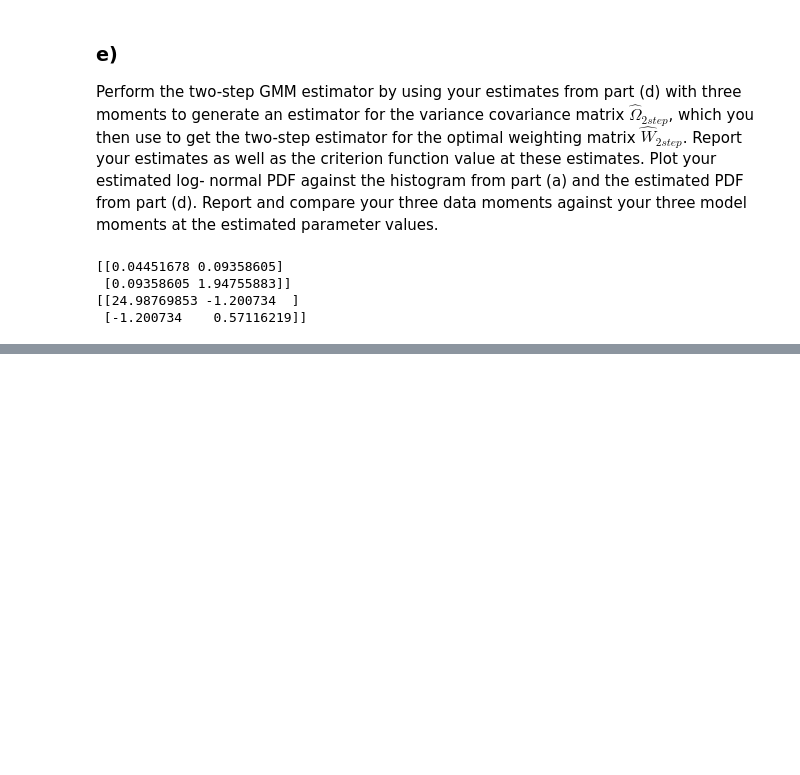
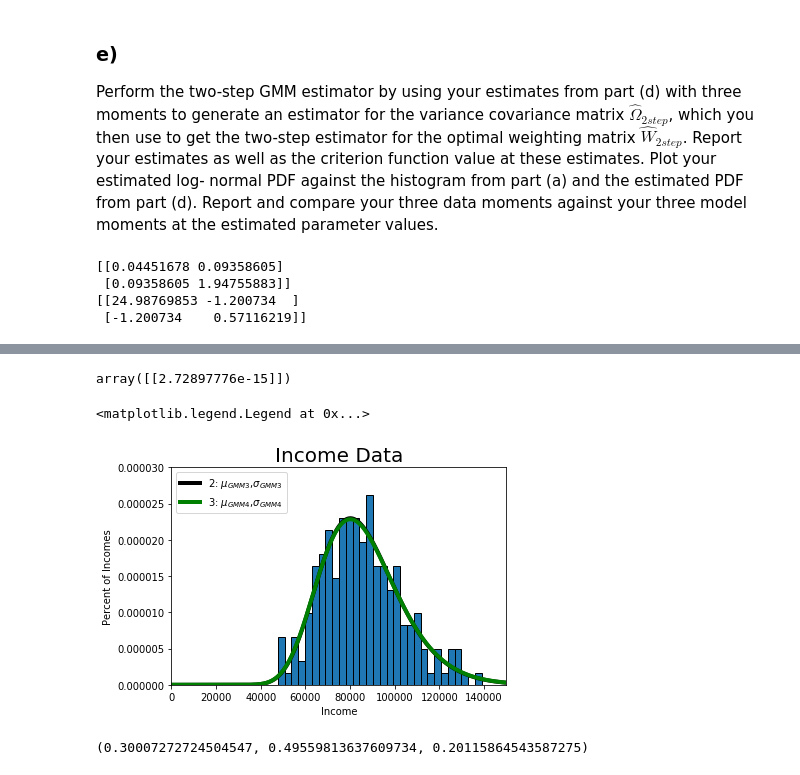
Before and after one commit to JoshLaven/persp-model-econ_w20, a Jupyter notebook: ProblemSets/PS5/PS5Laven.ipynb, the cells around one changed output, grey strips where cells are left out. Drawn from its saved outputs; the diff is of its cells as text; code cells hidden in the pictures; blank space fills up the shorter version.

```diff
--- a/ProblemSets/PS5/PS5Laven.ipynb
+++ b/ProblemSets/PS5/PS5Laven.ipynb
@@ -602,0 +619,37 @@ mu_GMM4= 11.33691033996748  sig_GMM4= 0.21302707175269953
+# %%
+#Critical Value
+err = err_vec(dta, mu_GMM4, sig_GMM4,cut_lb, cut_ub,simple=False)
+crit_val = err.T @ W_hat3 @ err
+crit_val
+# %% [output]
+array([[2.72897776e-15]])
+# %%
+#Graph
+
+#Histogram
+num_bins = 30
+count, bins, ignored = plt.hist(dta, num_bins, density=True,
+                                edgecolor='k')
+plt.title('Income Data', fontsize=20)
+plt.xlabel(r'Income')
+plt.ylabel(r'Percent of Incomes')
+plt.xlim([0, 150000])
+plt.ylim([0,.000030])
+
+#GMM_3 Estimates
+plt.plot(x_pts,log_norm(x_pts,mu_GMM3,sig_GMM3,cut_lb, cut_ub),linewidth=4, color='k',
+         label='2: $\mu_{GMM3}$,$\sigma_{GMM3}$')
+
+#GMM_4 Estimates
+plt.plot(x_pts,log_norm(x_pts,mu_GMM4,sig_GMM4,cut_lb, cut_ub),linewidth=4, color='g',
+         label='3: $\mu_{GMM4}$,$\sigma_{GMM4}$')
+
+plt.legend(loc='upper left')
+# %% [output]
+<matplotlib.legend.Legend at 0x...>
+[figure, added]
+# %%
+#Model Moments
+print(model_moments2(mu_GMM4, sig_GMM4,cut_lb, cut_ub))
+# %% [output]
+(0.30007272724504547, 0.49559813637609734, 0.20115864543587275)
```
Also changed, not shown: parts of 7 cells of this notebook.
